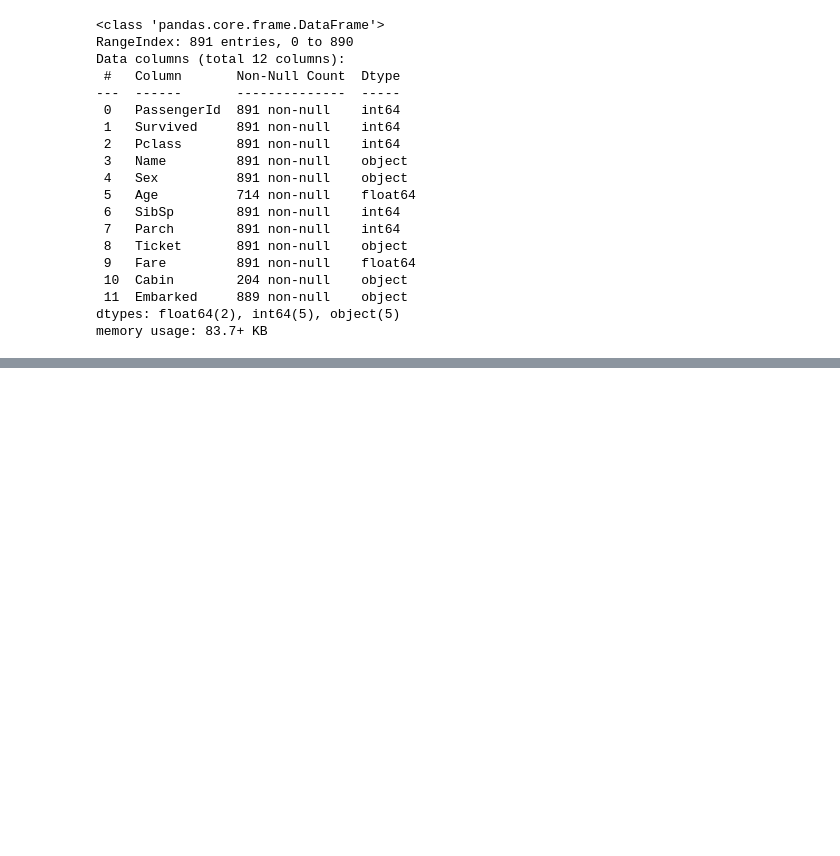
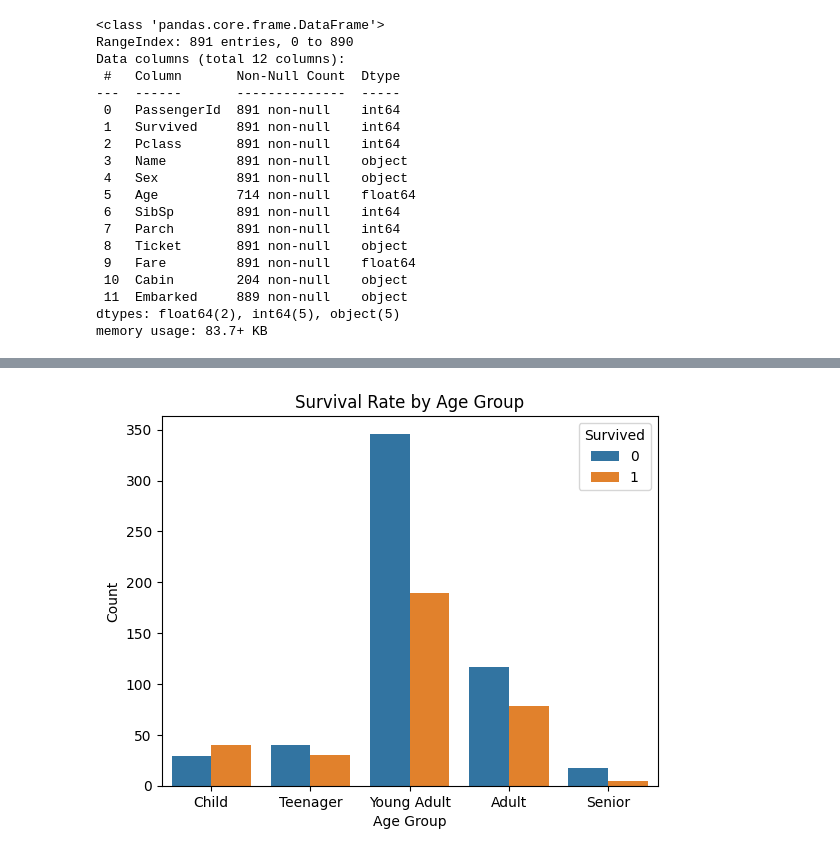
Before and after one commit to Muqtasid-Qureshi/DATA6550-Visualization, a Jupyter notebook: visualization.ipynb, the cells around one changed output, grey strips where cells are left out. Cells and saved outputs as stored; diff of their text form; code cells hidden in the pictures; blank space fills up the shorter version.

```diff
--- a/visualization.ipynb
+++ b/visualization.ipynb
@@ -75,0 +94,12 @@ memory usage: 83.7+ KB
+# %%
+# Create age groups
+train['age_group'] = pd.cut(train['Age'], bins=[0, 12, 18, 35, 60, 100], labels=['Child', 'Teenager', 'Young Adult', 'Adult', 'Senior'])
+
+# Survival by age group
+sns.countplot(x='age_group', hue='Survived', data=train)
+plt.title('Survival Rate by Age Group')
+plt.xlabel('Age Group')
+plt.ylabel('Count')
+plt.show()
+# %% [output]
+[figure, added]
```
Also changed, not shown: parts of 4 cells of this notebook.
